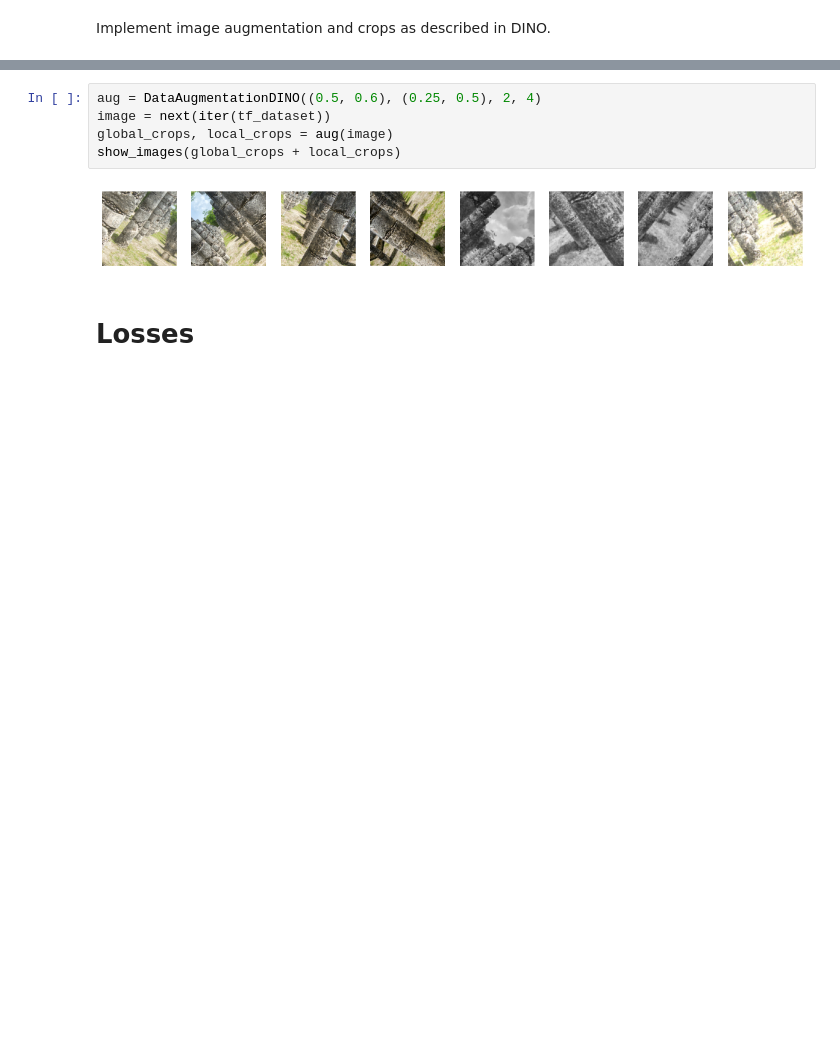
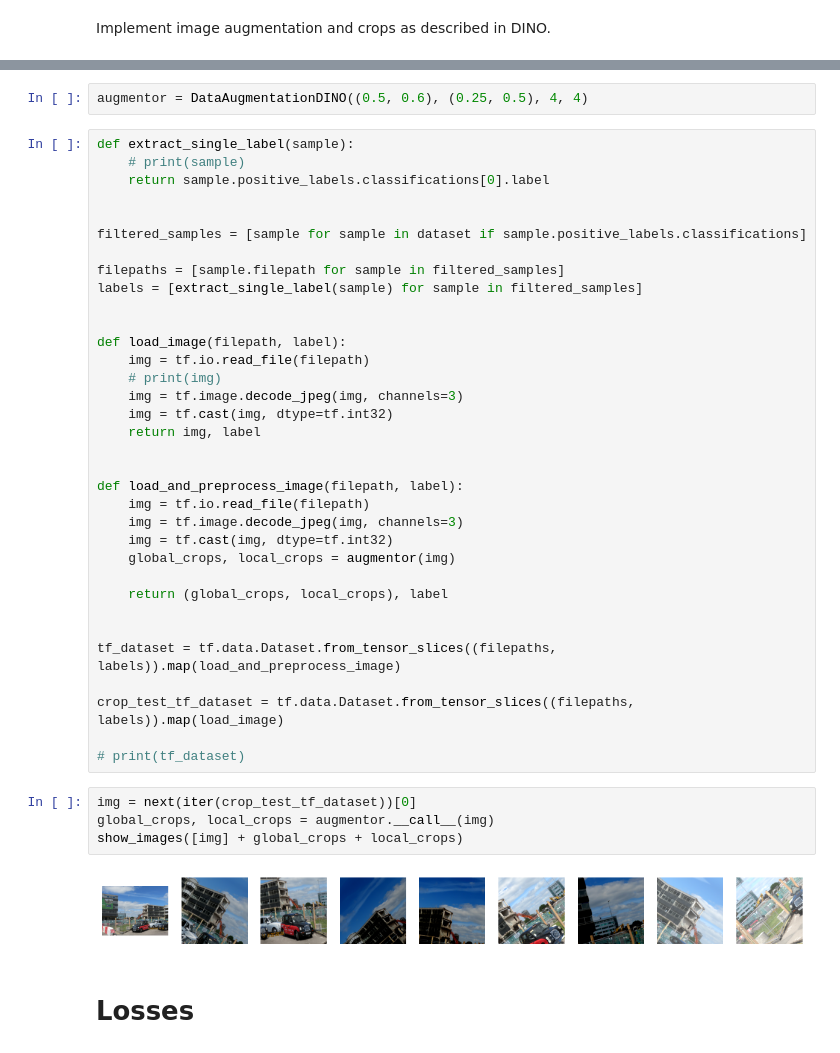
Before and after one commit to Merkost/NN, a Jupyter notebook: DINO.ipynb, the cells around one changed output, grey strips where cells are left out. Drawn from its saved outputs; the diff is of its cells as text; blank space fills up the shorter version.

```diff
--- a/DINO.ipynb
+++ b/DINO.ipynb
@@ -190,13 +180,48 @@ class DataAugmentationDINO:
         resized_image = tf.image.resize(cropped_image, [size, size])
 
         return resized_image
+# %%
+augmentor = DataAugmentationDINO((0.5, 0.6), (0.25, 0.5), 4, 4)
+# %%
+def extract_single_label(sample):
+    # print(sample)
+    return sample.positive_labels.classifications[0].label
+
+
+filtered_samples = [sample for sample in dataset if sample.positive_labels.classifications]
+
+filepaths = [sample.filepath for sample in filtered_samples]
+labels = [extract_single_label(sample) for sample in filtered_samples]
+
+
+def load_image(filepath, label):
+    img = tf.io.read_file(filepath)
+    # print(img)
+    img = tf.image.decode_jpeg(img, channels=3)
+    img = tf.cast(img, dtype=tf.int32)
+    return img, label
+
+
+def load_and_preprocess_image(filepath, label):
+    img = tf.io.read_file(filepath)
+    img = tf.image.decode_jpeg(img, channels=3)
+    img = tf.cast(img, dtype=tf.int32)
+    global_crops, local_crops = augmentor(img)
+
+    return (global_crops, local_crops), label
+
+
+tf_dataset = tf.data.Dataset.from_tensor_slices((filepaths, labels)).map(load_and_preprocess_image)
+
+crop_test_tf_dataset = tf.data.Dataset.from_tensor_slices((filepaths, labels)).map(load_image)
+
+# print(tf_dataset)
 # %%
-aug = DataAugmentationDINO((0.5, 0.6), (0.25, 0.5), 2, 4)
-image = next(iter(tf_dataset))
-global_crops, local_crops = aug(image)
-show_images(global_crops + local_crops)
+img = next(iter(crop_test_tf_dataset))[0]
+global_crops, local_crops = augmentor.__call__(img)
+show_images([img] + global_crops + local_crops)
 # %% [output]
-[figure, old version]
+[figure, new version]
 # %% [markdown]
 # Losses
 # %% [markdown]
```
Also changed, not shown: parts of 21 cells of this notebook.
